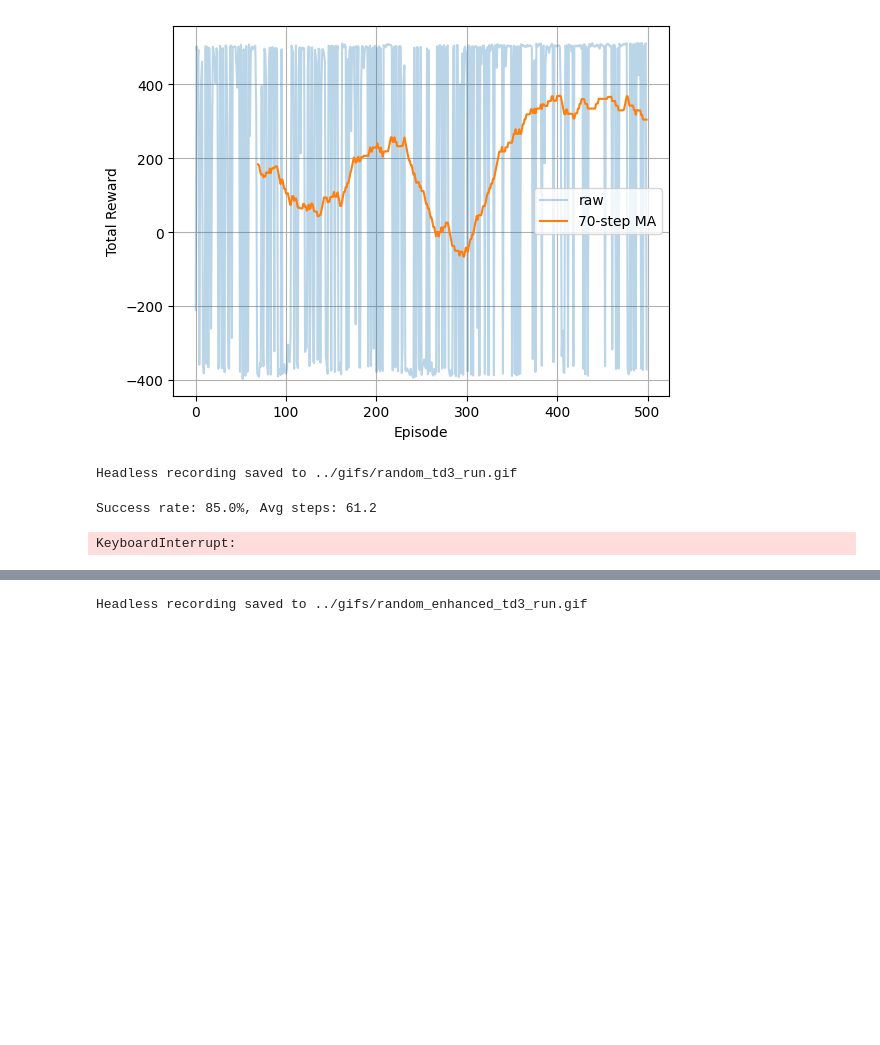
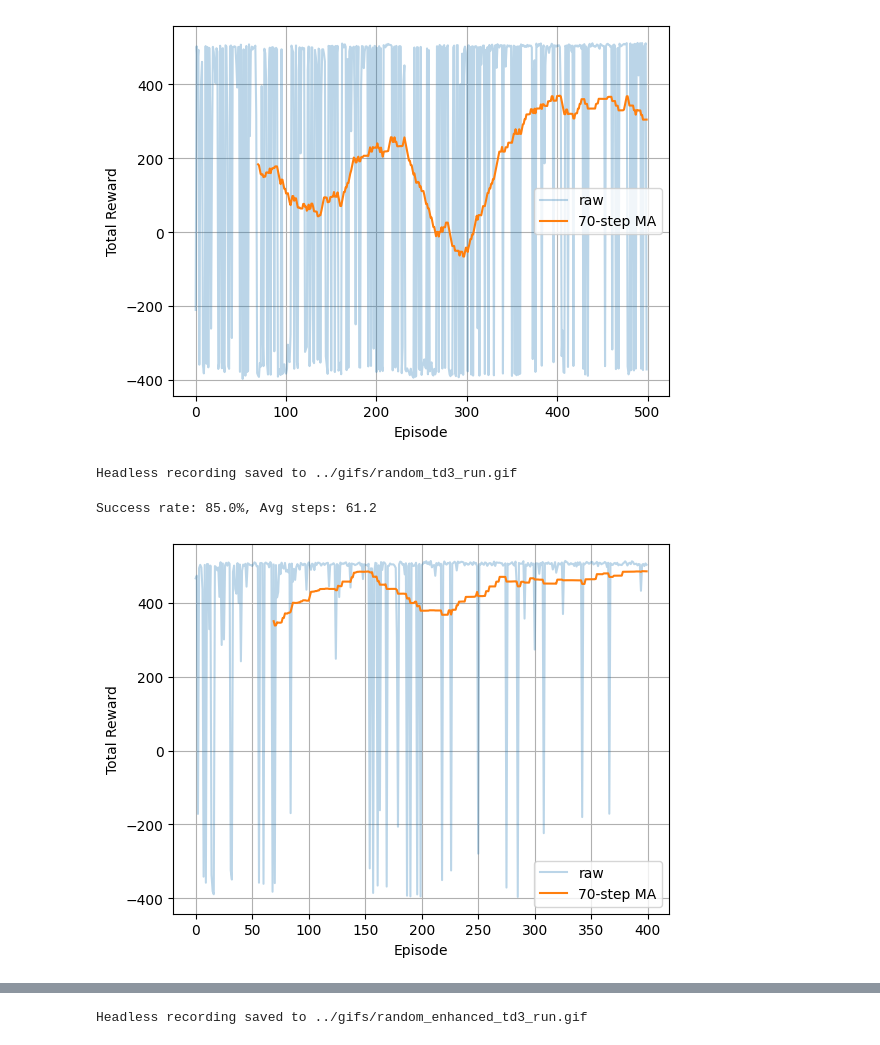
Before and after one commit to eirivarn/auv-rl-project, a Jupyter notebook: notebooks/continuous_action_notebook.ipynb, the cells around one changed output, grey strips where cells are left out. Saved outputs shown, nothing was run; the diff lists cells and outputs as text; code cells hidden in the pictures; blank space fills up the shorter version.

Commit message:
94% TD3 random no physics

```diff
--- a/notebooks/continuous_action_notebook.ipynb
+++ b/notebooks/continuous_action_notebook.ipynb
@@ -175,24 +175,24 @@ Success rate: 85.0%, Avg steps: 61.2
 # %%
 random_enhanced_td3_agent = TD3Agent(
     random_continuous_env,
     hidden_dims    = [256, 256, 128],
     actor_lr       = 3e-4,
     critic_lr      = 3e-4,
     gamma          = 0.99,
     tau            = 0.006,
     buffer_size    = 200_000,
     batch_size     = 128,
     policy_noise   = 0.2,
     noise_clip     = 0.4,
     policy_freq    = 2,
 )
 
-rewards = train_td3(random_continuous_env, random_enhanced_td3_agent, episodes=500, max_steps=2000)
+rewards = train_td3(random_continuous_env, random_enhanced_td3_agent, episodes=400, max_steps=2000)
 
 # plot the learning curve
 plot_rewards(rewards, window=70)
 # %% [output]
-KeyboardInterrupt:
+[figure, added]
 # %%
 sr, avg_steps = evaluate_agent(random_continuous_env, random_enhanced_td3_agent, episodes=100, max_steps=1000)
 print(f"Success rate: {sr*100:.1f}%, Avg steps: {avg_steps:.1f}")
```
Also changed, not shown: parts of 1 cell of this notebook, 2 other files.
